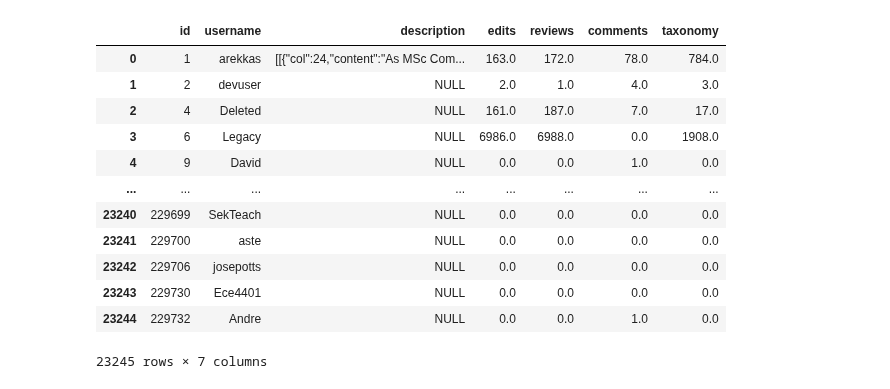
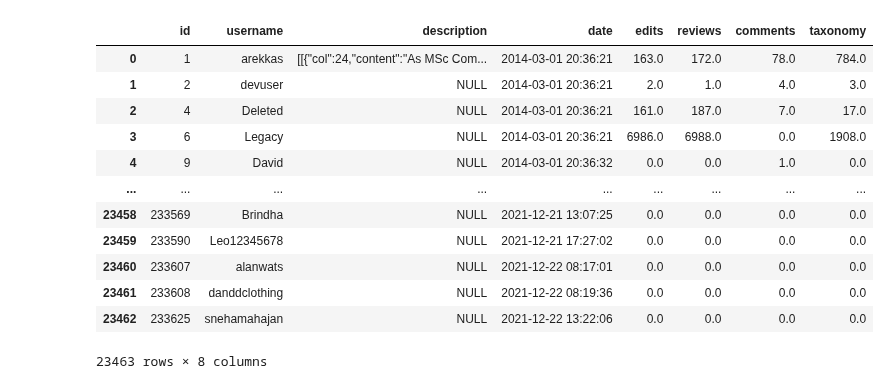
Before and after one commit to kulla/serlo-evaluations, a Jupyter notebook: 2021/2021-10-29 Create Bot List.ipynb, the cells around one changed output. Cells and saved outputs as stored; diff of their text form; code cells hidden in the pictures.

```diff
--- a/2021/2021-10-29 Create Bot List.ipynb
+++ b/2021/2021-10-29 Create Bot List.ipynb
@@ -12,46 +12,47 @@ db = mysql.connector.connect(
     port="3306",
     database="serlo",
     charset="latin1"
 )
 
 df = pd.read_sql("""
     Select
         user.id,
         user.username,
         user.description,
+        user.date,
         sum(events.edits) as edits,
         sum(events.reviews) as reviews,
         sum(events.comments) as comments,
         sum(events.taxonomy) as taxonomy
     From (
         SELECT
             IF(event_log.event_id = 5, 1, 0) as edits,
             IF(event_log.event_id in (6,11), 1, 0) as reviews,
             IF(event_log.event_id in (8,9,14,16), 1, 0) as comments,
             IF(event_log.event_id in (1,2,12,15,17), 1, 0) as taxonomy,
             event_log.actor_id
         FROM event_log
         WHERE event_log.event_id IN (5,6,11,8,9,14,16,1,2,12,15,17)
     ) events
     right join user on user.id = events.actor_id
     group by user.id
 """, db)
 df.fillna(0, inplace=True)
 df
 # %% [output]
-|  | id | username | description | edits | reviews | comments | taxonomy |
-| 0 | 1 | arekkas | [[{"col":24,"content":"As MSc Com... | 163.0 | 172.0 | 78.0 | 784.0 |
-| 1 | 2 | devuser | NULL | 2.0 | 1.0 | 4.0 | 3.0 |
-| 2 | 4 | Deleted | NULL | 161.0 | 187.0 | 7.0 | 17.0 |
-| 3 | 6 | Legacy | NULL | 6986.0 | 6988.0 | 0.0 | 1908.0 |
-| 4 | 9 | David | NULL | 0.0 | 0.0 | 1.0 | 0.0 |
-| ... | ... | ... | ... | ... | ... | ... | ... |
-| 23240 | 229699 | SekTeach | NULL | 0.0 | 0.0 | 0.0 | 0.0 |
-| 23241 | 229700 | aste | NULL | 0.0 | 0.0 | 0.0 | 0.0 |
-| 23242 | 229706 | josepotts | NULL | 0.0 | 0.0 | 0.0 | 0.0 |
-| 23243 | 229730 | Ece4401 | NULL | 0.0 | 0.0 | 0.0 | 0.0 |
-| 23244 | 229732 | Andre | NULL | 0.0 | 0.0 | 1.0 | 0.0 |
+|  | id | username | description | date | edits | reviews | comments | taxonomy |
+| 0 | 1 | arekkas | [[{"col":24,"content":"As MSc Com... | 2014-03-01 20:36:21 | 163.0 | 172.0 | 78.0 | 784.0 |
+| 1 | 2 | devuser | NULL | 2014-03-01 20:36:21 | 2.0 | 1.0 | 4.0 | 3.0 |
+| 2 | 4 | Deleted | NULL | 2014-03-01 20:36:21 | 161.0 | 187.0 | 7.0 | 17.0 |
+| 3 | 6 | Legacy | NULL | 2014-03-01 20:36:21 | 6986.0 | 6988.0 | 0.0 | 1908.0 |
+| 4 | 9 | David | NULL | 2014-03-01 20:36:32 | 0.0 | 0.0 | 1.0 | 0.0 |
+| ... | ... | ... | ... | ... | ... | ... | ... | ... |
+| 23458 | 233569 | Brindha | NULL | 2021-12-21 13:07:25 | 0.0 | 0.0 | 0.0 | 0.0 |
+| 23459 | 233590 | Leo12345678 | NULL | 2021-12-21 17:27:02 | 0.0 | 0.0 | 0.0 | 0.0 |
+| 23460 | 233607 | alanwats | NULL | 2021-12-22 08:17:01 | 0.0 | 0.0 | 0.0 | 0.0 |
+| 23461 | 233608 | danddclothing | NULL | 2021-12-22 08:19:36 | 0.0 | 0.0 | 0.0 | 0.0 |
+| 23462 | 233625 | snehamahajan | NULL | 2021-12-22 13:22:06 | 0.0 | 0.0 | 0.0 | 0.0 |
-23245 rows × 7 columns
+23463 rows × 8 columns
 # %%
 import json
 
```
Also changed, not shown: parts of 3 cells of this notebook.
